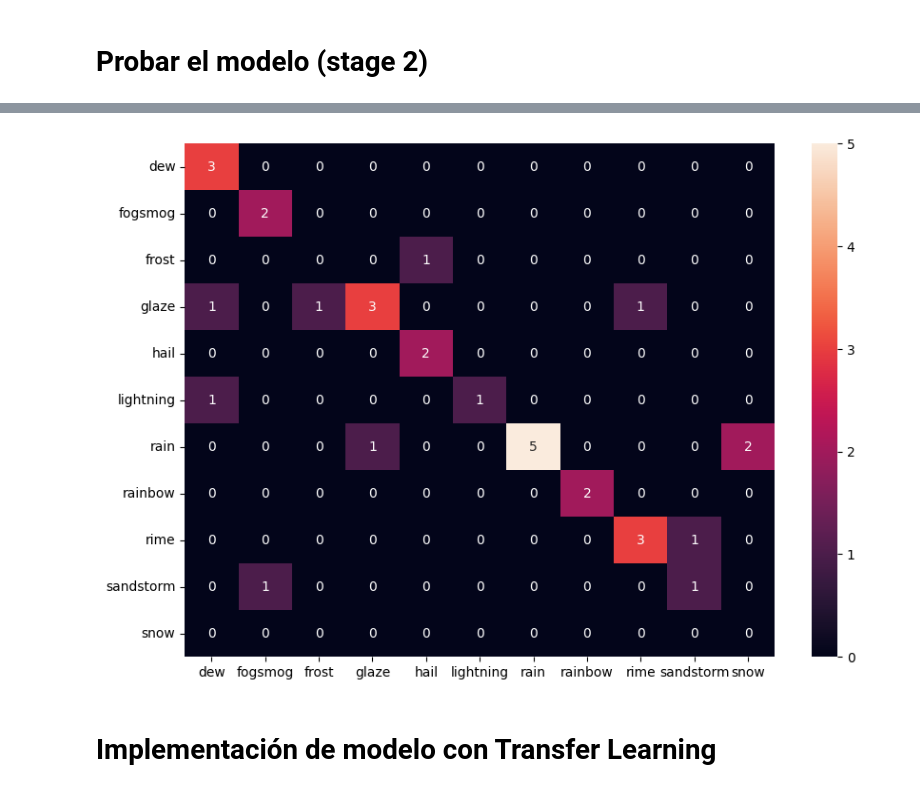
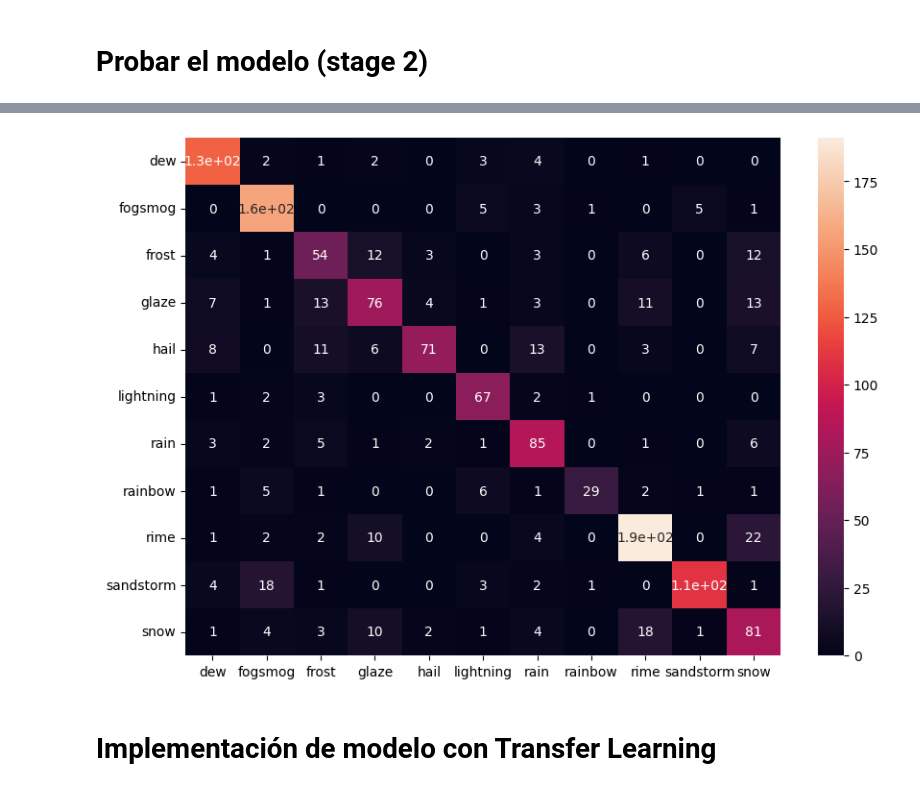
Before and after one commit to Mike5801/MachineLearningProject, a Jupyter notebook: A01610836_Avance_S3.ipynb, the cells around one changed output, grey strips where cells are left out. Cells and saved outputs as stored; diff of their text form; code cells hidden in the pictures.

```diff
--- a/A01610836_Avance_S3.ipynb
+++ b/A01610836_Avance_S3.ipynb
@@ -257,32 +327,36 @@ plt.legend()
 # %% [markdown]
 # Probar el modelo (stage 2)
 # %%
+model = load_model("../my_model_2.keras")
+
 #steps = número de archivos / tamaño del batch
-test_loss, test_acc = model.evaluate(test_rescale_generator, steps=43)
-print("test accuracy:", test_acc)
-print("test loss:", test_loss)
+test_loss_2, test_acc_2 = model.evaluate(test_rescale_generator, steps=43)
+
+print("stage 2 test accuracy:", test_acc_2)
+print("stage 2 test loss:", test_loss_2)
 
 # Matriz de confusión
-from sklearn.metrics import classification_report, confusion_matrix
-import seaborn as sn
+predicted_labels = []
+original_labels = []
 
-test_imgs = test_rescale_generator[0][0]
-test_labels = test_rescale_generator[0][1]
+for i in range(len(test_rescale_generator)):
+    batch = test_rescale_generator[i]
+    images, labels = batch
+    predictions = model.predict(images)
 
-# for _ in range(43):
-#   imgs = test_rescale_generator[0][0]
-#   labels = test_rescale_generator[0][1]
-#   test_imgs.append(imgs)
-#   test_labels.append(labels)
+    batch_predicted_labels = np.argmax(predictions, axis=1)
+    labels = np.argmax(labels, axis=1)
 
-predictions = model.predict(test_imgs)
-predictions = np.argmax(predictions, axis=1)
+    predicted_labels.extend(batch_predicted_labels)
 
-ground_truth = np.argmax(test_labels, axis=1)
+    original_labels.extend(labels)
 
-class_names = list(test_rescale_generator.class_indices.keys())
-conf_mat = confusion_matrix(predictions, ground_truth)
+predicted_labels = np.array(predicted_labels)
+original_labels = np.array(original_labels)
+
+
 print("Matriz de confusión")
+conf_mat = confusion_matrix(original_labels, predicted_labels)
 
 df_cm = pd.DataFrame(conf_mat, index = [i for i in class_names],
                   columns = [i for i in class_names])
@@ -290,6 +364,6 @@ plt.figure(figsize = (10,7))
 sn.heatmap(df_cm, annot=True)
 
 # Reporte de clasificación
-print("Classification Report")
-print(classification_report(ground_truth, predictions, target_names=class_names))
+print("Reporte de clasificación")
+print(classification_report(original_labels, predicted_labels, target_names=class_names))
 # %% [output]
@@ -313,3 +387,3 @@ weighted avg       0.71      0.69      0.67        32
-[figure, old version]
+[figure, new version]
 # %% [markdown]
 # Implementación de modelo con Transfer Learning
```
Also changed, not shown: parts of 10 cells of this notebook, 2 other files.
